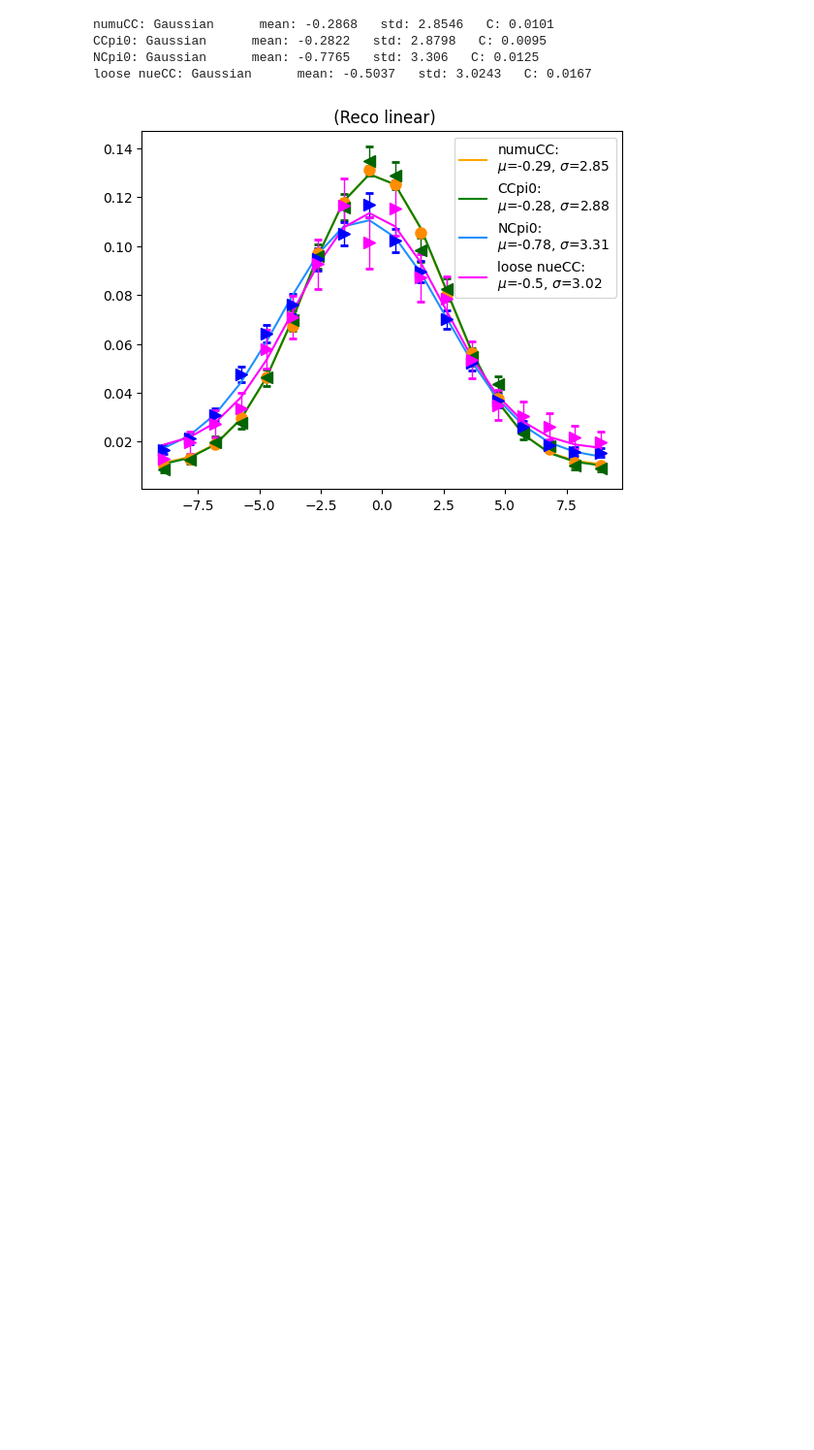
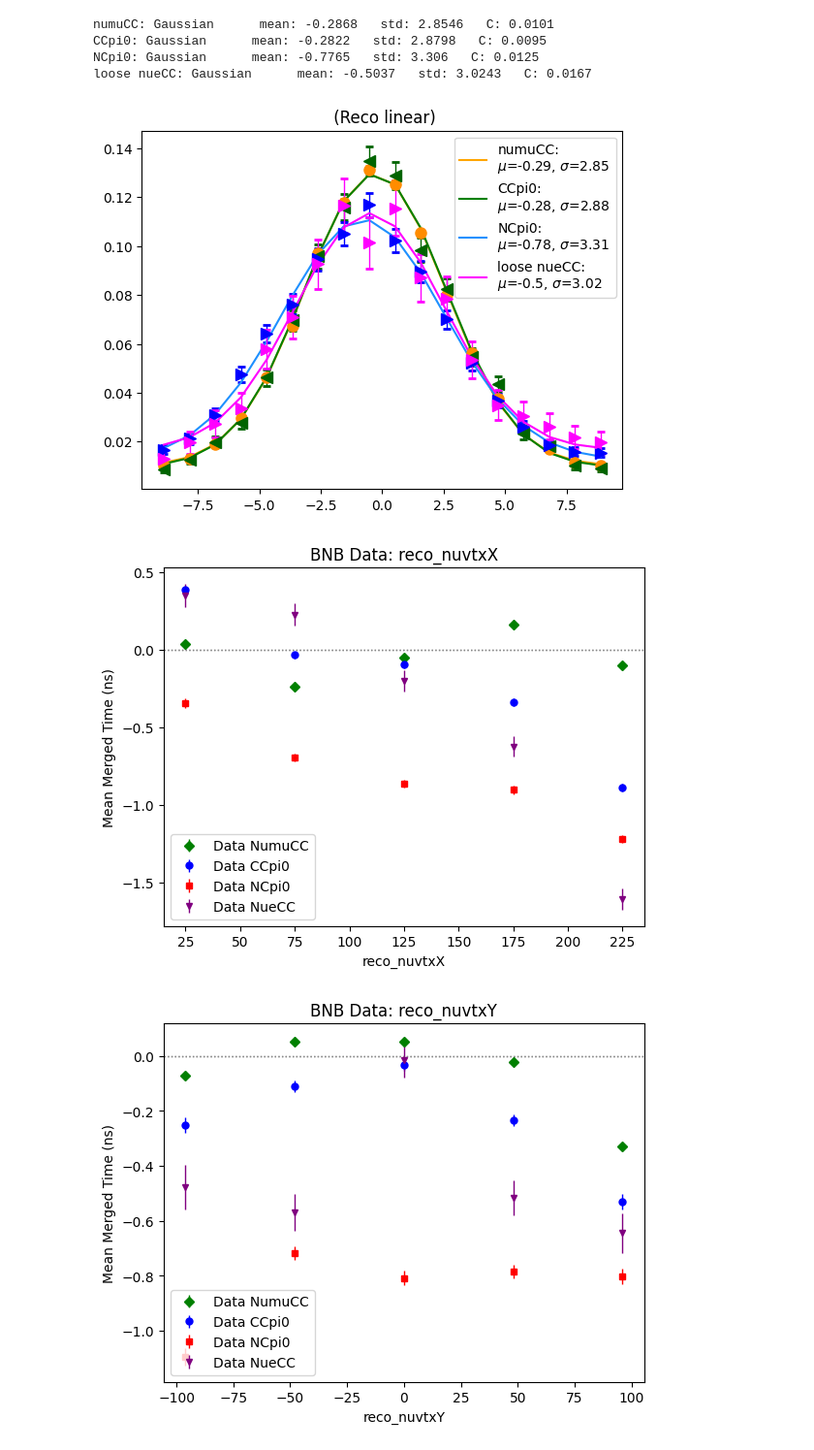
Before and after one commit to yottabyte9/uBoone, a Jupyter notebook: ns_runs_1-3.ipynb, the cells around one changed output. Shown at 97% size. Saved outputs shown, nothing was run; the diff lists cells and outputs as text; code cells hidden in the pictures; blank space fills up the shorter version.

```diff
--- a/ns_runs_1-3.ipynb
+++ b/ns_runs_1-3.ipynb
@@ -1670,3 +1648,17 @@ CCpi0: Gaussian      mean: -0.2822   std: 2.8798   C: 0.0095
 NCpi0: Gaussian      mean: -0.7765   std: 3.306   C: 0.0125
 loose nueCC: Gaussian      mean: -0.5037   std: 3.0243   C: 0.0167
 [figure]
+# %%
+plot_merge_time_spread("reco_nuvtxX", np.linspace(0, 250, 6), 30)
+plt.show()
+
+
+plot_merge_time_spread("reco_nuvtxY", np.linspace(-120,120, 6), 10)
+plt.show()
+
+
+plot_merge_time_spread("reco_nuvtxZ", np.linspace(0, 1100, 6), 20)
+plt.show()
+# %% [output]
+[figure, added]
+[figure, added]
```
Also changed, not shown: parts of 14 cells of this notebook.
